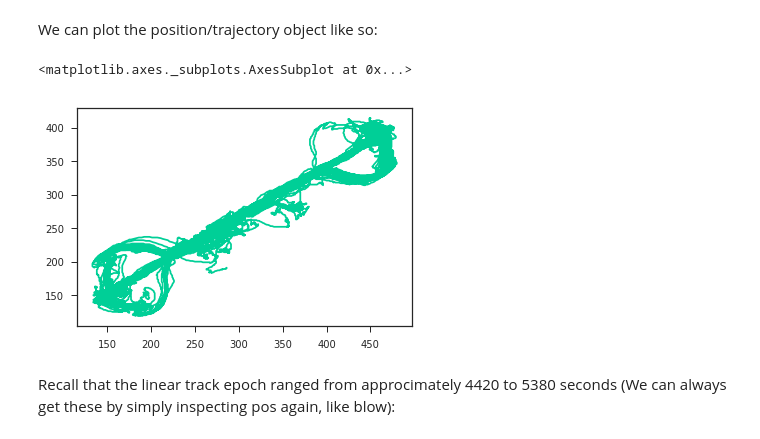
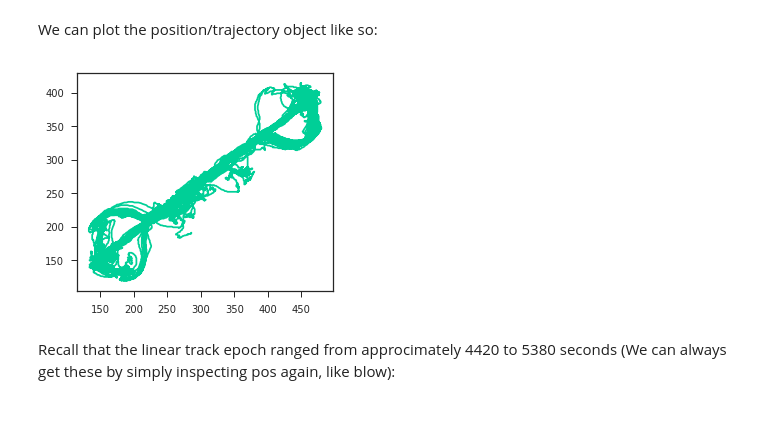
Before and after one commit to nelpy/example-analyses, a Jupyter notebook: LinearTrackDemo.ipynb, the cells around one changed output. Saved outputs shown, nothing was run; the diff lists cells and outputs as text; code cells hidden in the pictures.

Commit message:
updated axes aspect ratio

```diff
--- a/LinearTrackDemo.ipynb
+++ b/LinearTrackDemo.ipynb
@@ -283,9 +283,10 @@ pos # inspect pos object to see if everything looks good
 We can plot the position/trajectory object like so:
 # %%
 npl.plot2d(pos) # plot the entire trajectory
+ax = plt.gca()
+ax.set_aspect('equal')
 # %% [output]
-<matplotlib.axes._subplots.AxesSubplot at 0x...>
-[figure, old version]
+[figure, new version]
 # %% [markdown]
 Recall that the linear track epoch ranged from approcimately 4420 to 5380 seconds (We can always get these by simply inspecting pos again, like blow):
 # %%
```
Also changed, not shown: parts of 4 cells of this notebook.
